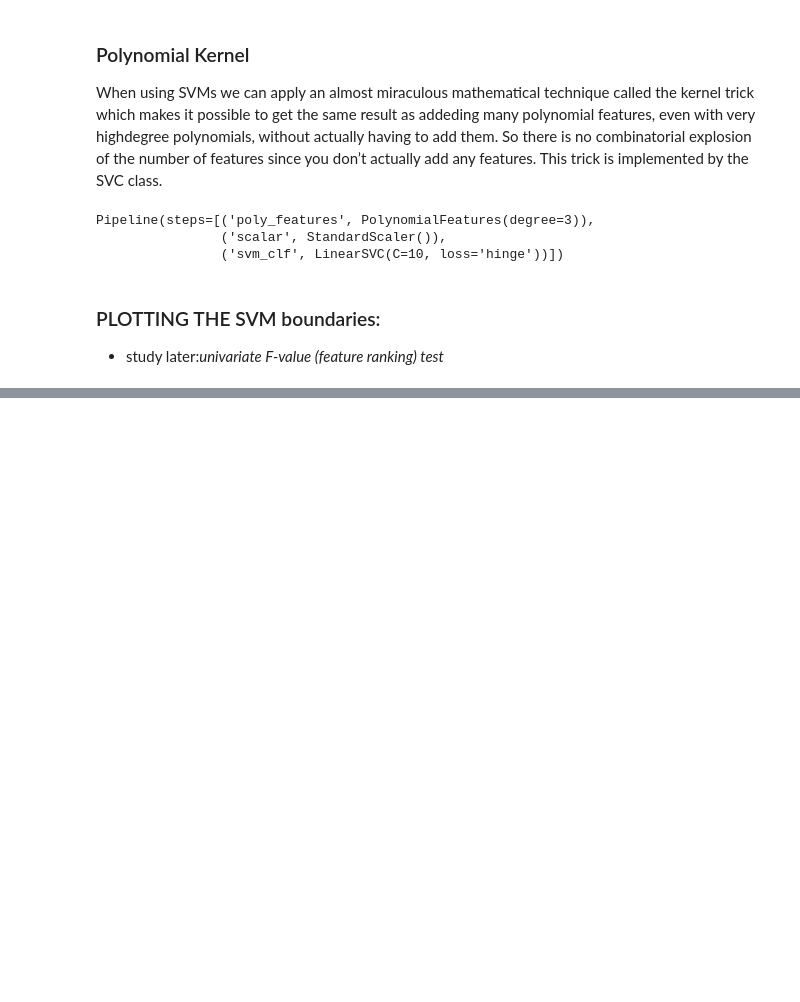
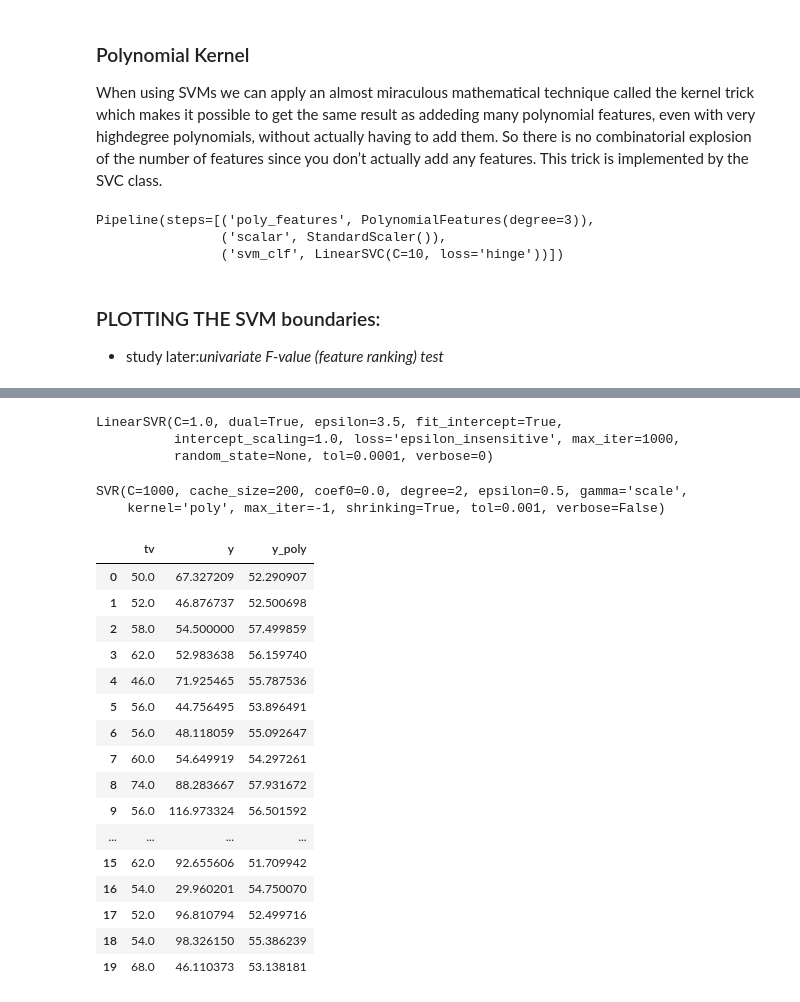
Before and after one commit to iamtheuserofthis/ml_notebooks, a Jupyter notebook: python_ml_study/sklearn_follow_along_svm.ipynb, the cells around one changed output, grey strips where cells are left out. Saved outputs shown, nothing was run; the diff lists cells and outputs as text; code cells hidden in the pictures; blank space fills up the shorter version.

```diff
--- a/python_ml_study/sklearn_follow_along_svm.ipynb
+++ b/python_ml_study/sklearn_follow_along_svm.ipynb
@@ -363,0 +384,8 @@ def make_meshgrid(x,y, h=.02):
+# %%
+svm_reg.fit(X,y_pulse)
+# %% [output]
+LinearSVR(C=1.0, dual=True, epsilon=3.5, fit_intercept=True,
+          intercept_scaling=1.0, loss='epsilon_insensitive', max_iter=1000,
+          random_state=None, tol=0.0001, verbose=0)
+# %%
+y = svm_reg.predict(X)
@@ -363,0 +395,30 @@ def make_meshgrid(x,y, h=.02):
+# %%
+#kernelized svm regression
+from sklearn.svm import SVR
+svm_ploy_reg = SVR(kernel="poly", degree=2, C=1000, epsilon=0.5)
+svm_ploy_reg.fit(X,y_pulse)
+# %% [output]
+SVR(C=1000, cache_size=200, coef0=0.0, degree=2, epsilon=0.5, gamma='scale',
+    kernel='poly', max_iter=-1, shrinking=True, tol=0.001, verbose=False)
+# %%
+pred_y_poly = svm_ploy_reg.predict(X)
+# %%
+pd.DataFrame({'tv': y_pulse, 'y':y, 'y_poly':pred_y_poly})
+# %% [output]
+|  | tv | y | y_poly |
+| 0 | 50.0 | 67.327209 | 52.290907 |
+| 1 | 52.0 | 46.876737 | 52.500698 |
+| 2 | 58.0 | 54.500000 | 57.499859 |
+| 3 | 62.0 | 52.983638 | 56.159740 |
+| 4 | 46.0 | 71.925465 | 55.787536 |
+| 5 | 56.0 | 44.756495 | 53.896491 |
+| 6 | 56.0 | 48.118059 | 55.092647 |
+| 7 | 60.0 | 54.649919 | 54.297261 |
+| 8 | 74.0 | 88.283667 | 57.931672 |
+| 9 | 56.0 | 116.973324 | 56.501592 |
+| ... | ... | ... | ... |
+| 15 | 62.0 | 92.655606 | 51.709942 |
+| 16 | 54.0 | 29.960201 | 54.750070 |
+| 17 | 52.0 | 96.810794 | 52.499716 |
+| 18 | 54.0 | 98.326150 | 55.386239 |
+| 19 | 68.0 | 46.110373 | 53.138181 |
```
Also changed, not shown: parts of 7 cells of this notebook, 4 other files.
